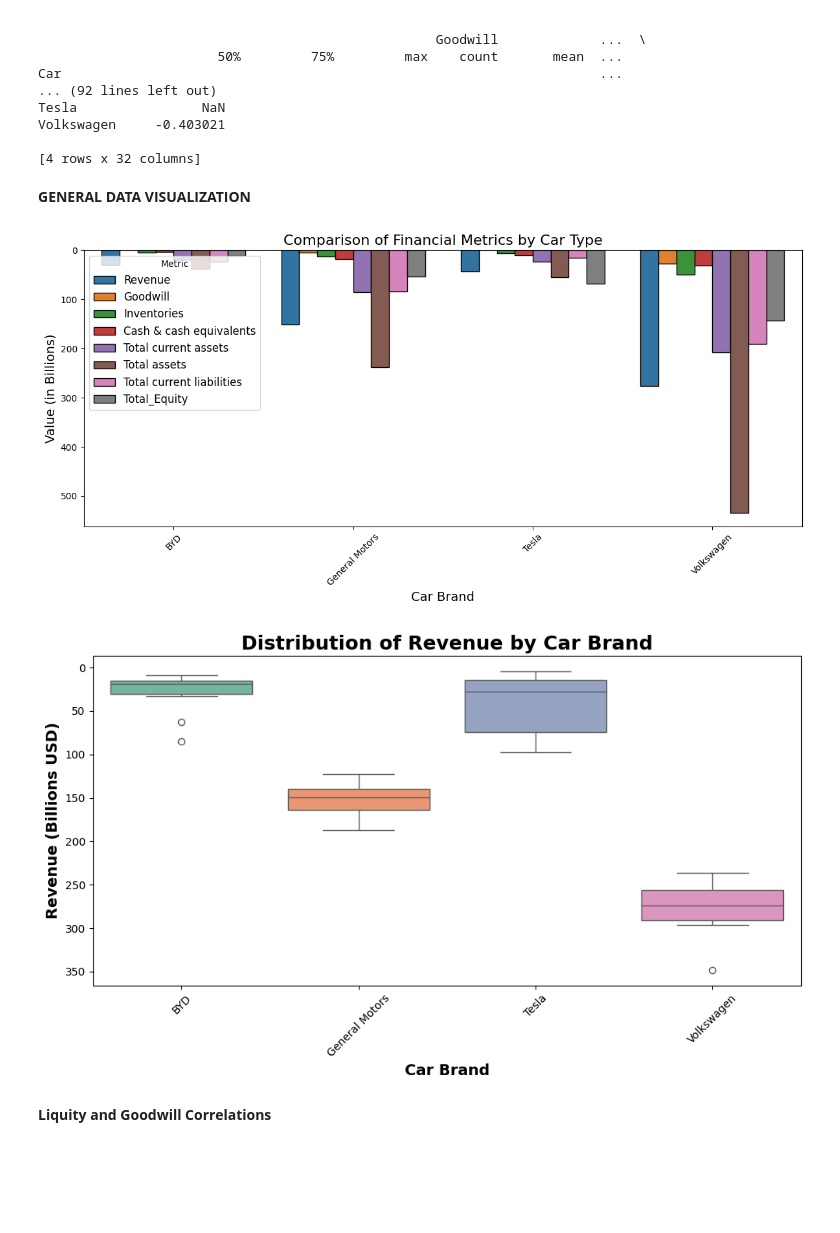
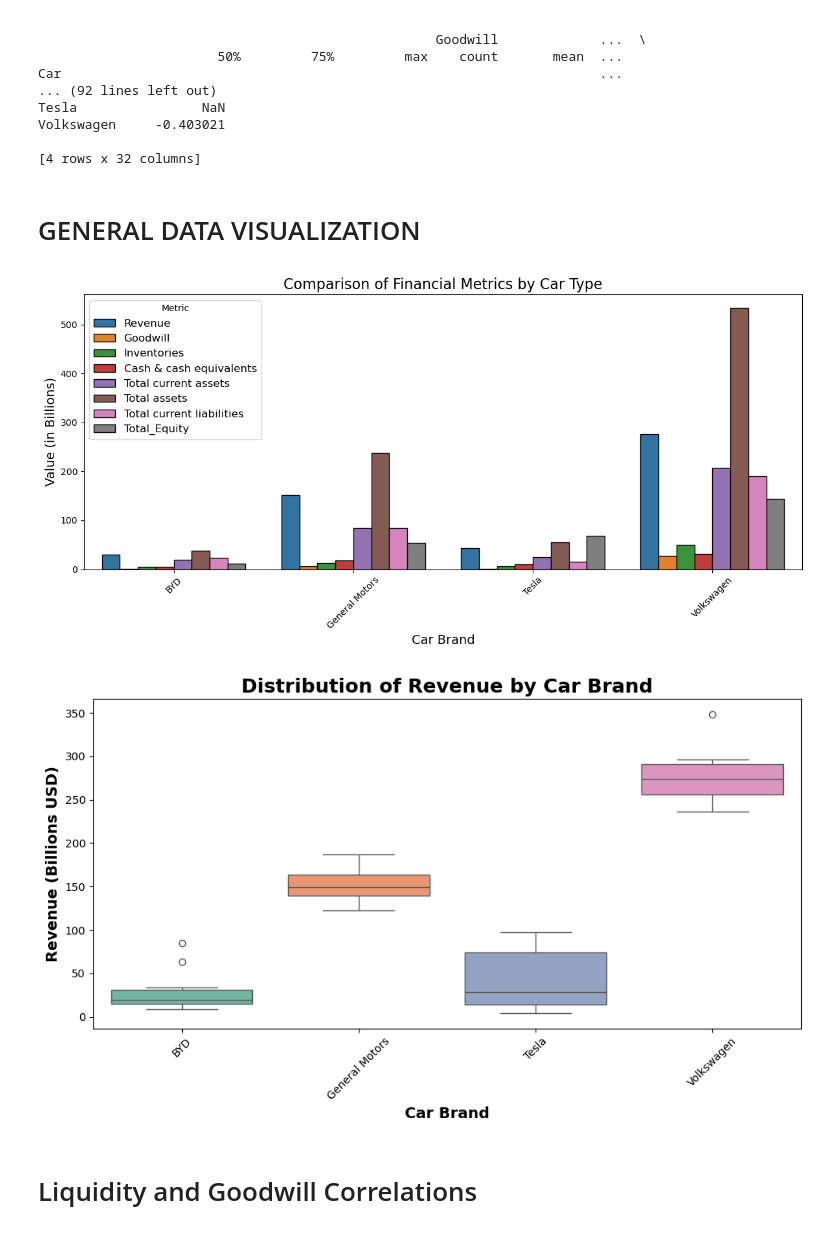
Before and after one commit to Chromex123/CMSC320-Final, a Jupyter notebook: CMSC320 Final.ipynb, the cells around one changed output. Cells and saved outputs as stored; diff of their text form; code cells hidden in the pictures; blank space fills up the shorter version.

```diff
--- a/CMSC320 Final.ipynb
+++ b/CMSC320 Final.ipynb
@@ -419,23 +420,23 @@ Volkswagen     -0.403021
 
 [4 rows x 32 columns]
 # %% [markdown]
-**GENERAL DATA VISUALIZATION**
+# GENERAL DATA VISUALIZATION
 # %%
 metrics = ['Revenue', 'Goodwill', 'Inventories', 'Cash & cash equivalents', 'Total current assets', 'Total assets', 'Total current liabilities', 'Total_Equity']
 df_melted = main_df.melt(id_vars=["Car"], value_vars=metrics, var_name="Metric", value_name="Value")
 
 plt.figure(figsize=(12, 6))
 sns.barplot(x="Car", y="Value", hue="Metric", data=df_melted, errorbar=None,edgecolor="black")
 plt.title("Comparison of Financial Metrics by Car Type", fontsize=16)
 plt.ylabel("Value (in Billions)", fontsize=14)
 plt.xlabel("Car Brand", fontsize=14)
 plt.xticks(rotation=45)
 plt.legend(title="Metric", loc="upper left", fontsize=12)
 plt.tight_layout()
-plt.gca().invert_yaxis()
+
 plt.show()
 # %% [output]
-[figure, old version]
+[figure, new version]
 # %%
 plt.figure(figsize=(10, 6))
 sns.boxplot(x='Car', y='Revenue', data=main_df, palette='Set2', hue='Car')
@@ -444,12 +445,11 @@ plt.xlabel('Car Brand', fontsize=14, fontweight='bold')
 plt.ylabel('Revenue (Billions USD)', fontsize=14, fontweight='bold')
 plt.xticks(rotation=45)
 plt.tight_layout()
-plt.gca().invert_yaxis()
 plt.show()
 # %% [output]
-[figure, old version]
+[figure, new version]
 # %% [markdown]
-**Liquity and Goodwill  Correlations**
+# Liquidity and Goodwill  Correlations
 # %%
 main_df['Total current assets'] = pd.to_numeric(main_df['Total current assets'], errors='coerce')
 main_df['Total current liabilities'] = pd.to_numeric(main_df['Total current liabilities'], errors='coerce')
```
Also changed, not shown: parts of 6 cells of this notebook.
